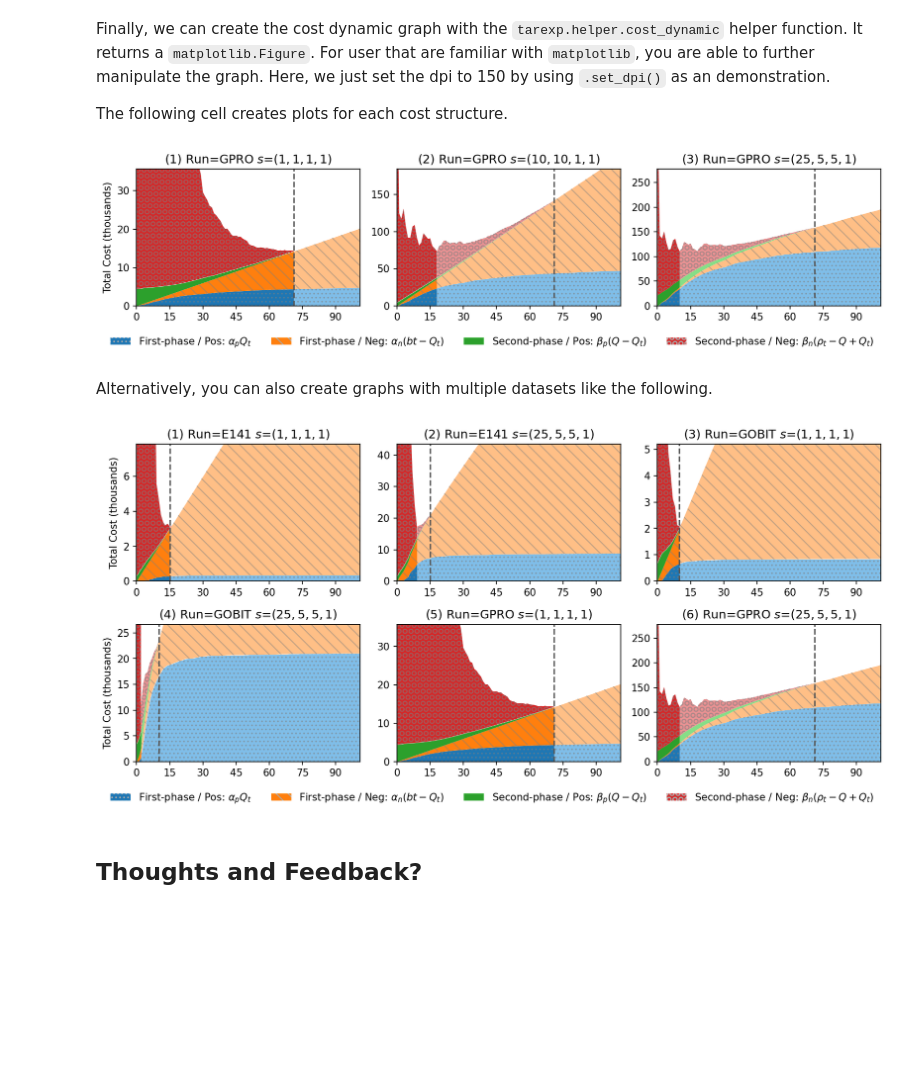
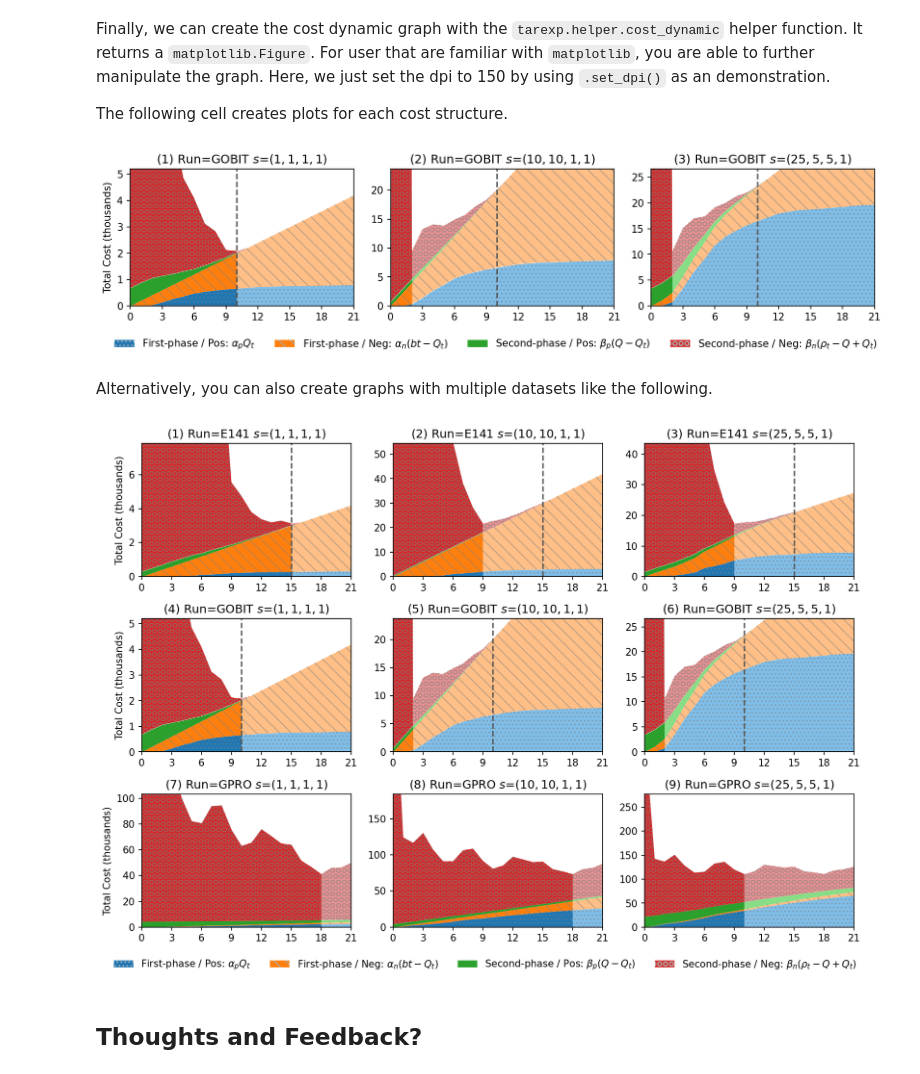
Before and after one commit to eugene-yang/tarexp, a Jupyter notebook: examples/exp-demo.ipynb, the cells around one changed output. Drawn from its saved outputs; the diff is of its cells as text; code cells hidden in the pictures; blank space fills up the shorter version.

```diff
--- a/examples/exp-demo.ipynb
+++ b/examples/exp-demo.ipynb
@@ -129,22 +145,22 @@ Finally, we can create the cost dynamic graph with the `tarexp.helper.cost_dynam
 The following cell creates plots for each cost structure.
 # %%
 tarexp.helper.cost_dynamic(
-    df.loc[['GPRO'], :].groupby(level='dataset'),
+    df.loc[:, 'GOBIT', :].groupby(level='dataset'),
     recall_targets=[0.8], cost_structures=[(1,1,1,1), (10, 10, 1, 1), (25, 5, 5, 1)],
     with_hatches=True
 ).set_dpi(150)
 # %% [output]
-[figure, old version]
+[figure, new version]
 # %% [markdown]
 Alternatively, you can also create graphs with multiple datasets like the following.
 # %%
 tarexp.helper.cost_dynamic(
     df.groupby(level='dataset'),
-    recall_targets=[0.8], cost_structures=[(1,1,1,1), (25, 5, 5, 1)],
+    recall_targets=[0.8], cost_structures=[(1,1,1,1), (10, 10, 1, 1), (25, 5, 5, 1)],
     with_hatches=True
 ).set_dpi(150)
 # %% [output]
-[figure, old version]
+[figure, new version]
 # %% [markdown]
 ## Thoughts and Feedback?
 # %% [markdown]
```
Also changed, not shown: parts of 10 cells of this notebook.
